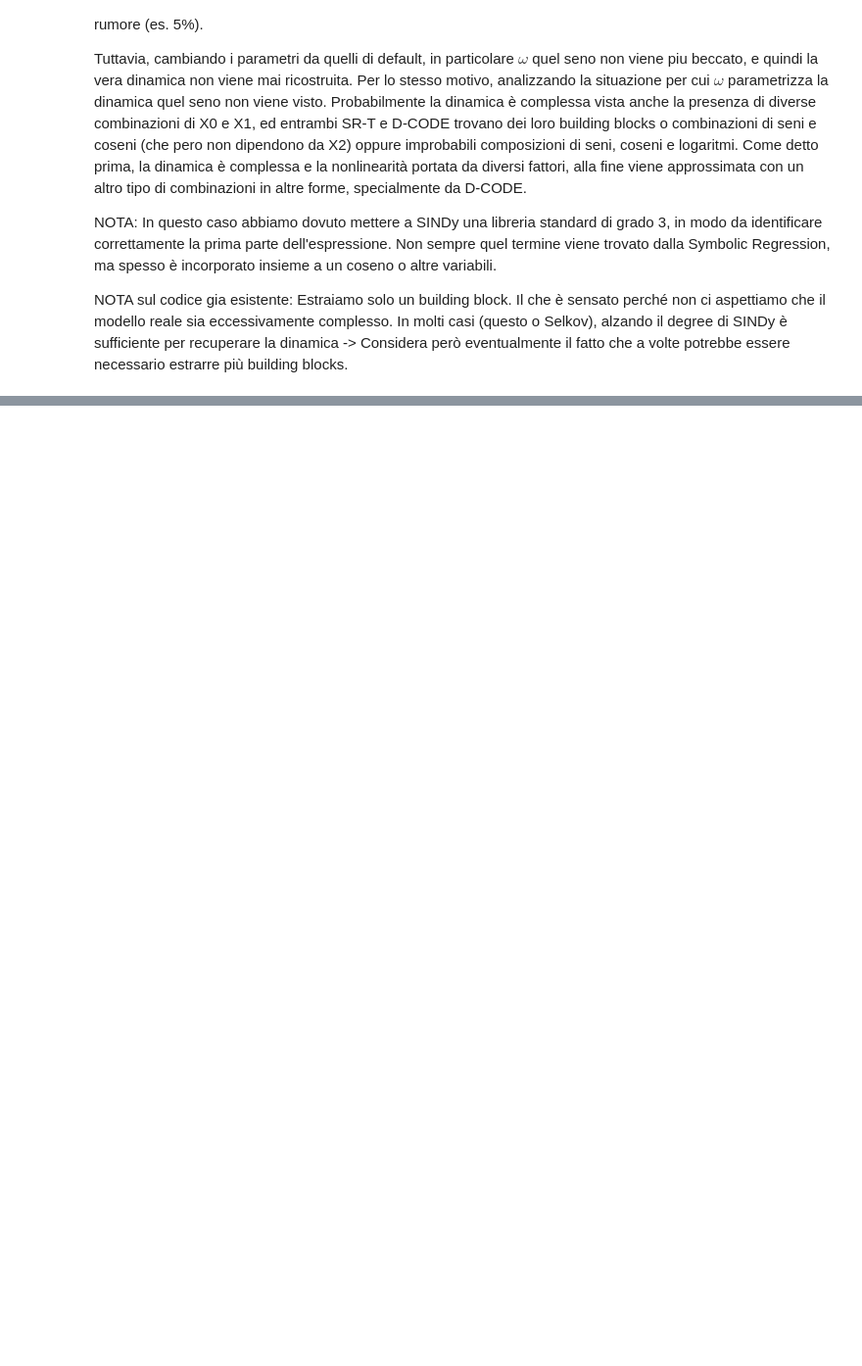
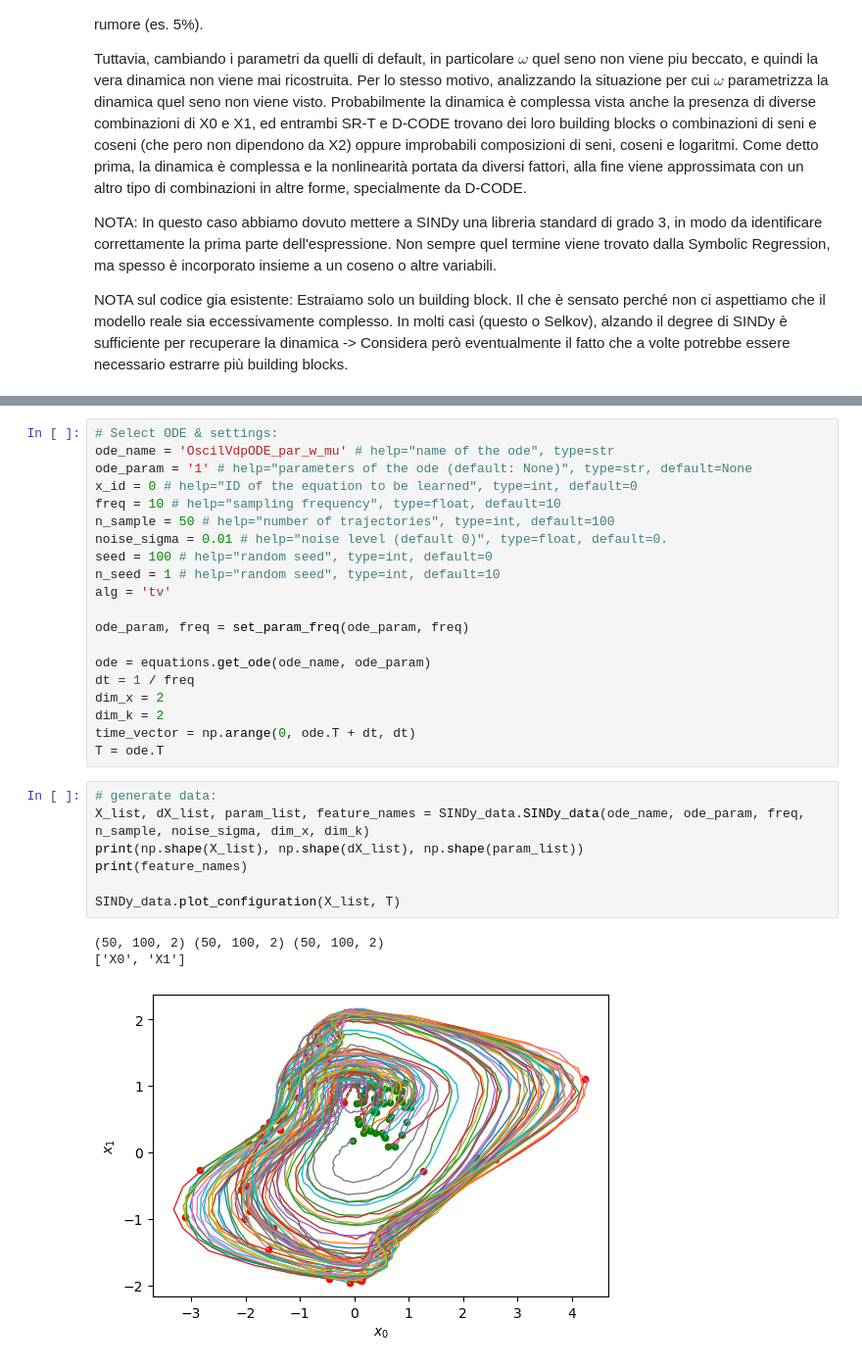
Before and after one commit to mattiagast/TesiBackup, a Jupyter notebook: Examples/oscillatingVdpODE.ipynb, the cells around one changed output, grey strips where cells are left out. Shown at 98% size. Drawn from its saved outputs; the diff is of its cells as text; blank space fills up the shorter version.

```diff
--- a/Examples/oscillatingVdpODE.ipynb
+++ b/Examples/oscillatingVdpODE.ipynb
@@ -351,0 +391,31 @@ NOTA sul codice gia esistente: Estraiamo solo un building block. Il che è sensa
+# %%
+# Select ODE & settings:
+ode_name = 'OscilVdpODE_par_w_mu' # help="name of the ode", type=str
+ode_param = '1' # help="parameters of the ode (default: None)", type=str, default=None
+x_id = 0 # help="ID of the equation to be learned", type=int, default=0
+freq = 10 # help="sampling frequency", type=float, default=10
+n_sample = 50 # help="number of trajectories", type=int, default=100
+noise_sigma = 0.01 # help="noise level (default 0)", type=float, default=0.
+seed = 100 # help="random seed", type=int, default=0
+n_seed = 1 # help="random seed", type=int, default=10
+alg = 'tv'
+
+ode_param, freq = set_param_freq(ode_param, freq)
+
+ode = equations.get_ode(ode_name, ode_param)
+dt = 1 / freq
+dim_x = 2
+dim_k = 2
+time_vector = np.arange(0, ode.T + dt, dt)
+T = ode.T
+# %%
+# generate data:
+X_list, dX_list, param_list, feature_names = SINDy_data.SINDy_data(ode_name, ode_param, freq, n_sample, noise_sigma, dim_x, dim_k)
+print(np.shape(X_list), np.shape(dX_list), np.shape(param_list))
+print(feature_names)
+
+SINDy_data.plot_configuration(X_list, T)
+# %% [output]
+(50, 100, 2) (50, 100, 2) (50, 100, 2)
+['X0', 'X1']
+[figure, added]
```
Also changed, not shown: parts of 13 cells of this notebook, 36 other files.
